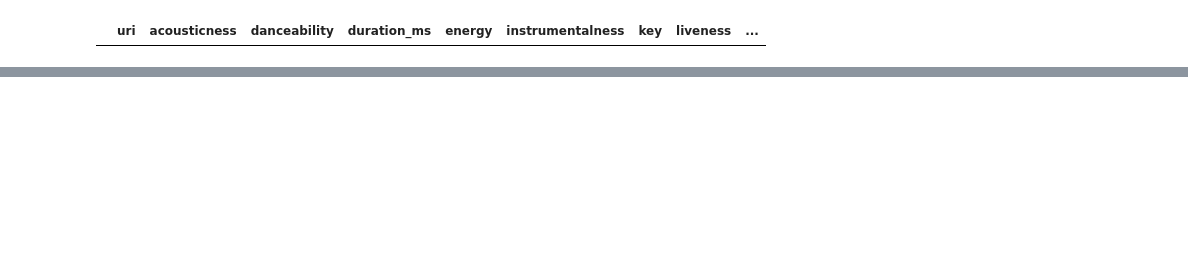
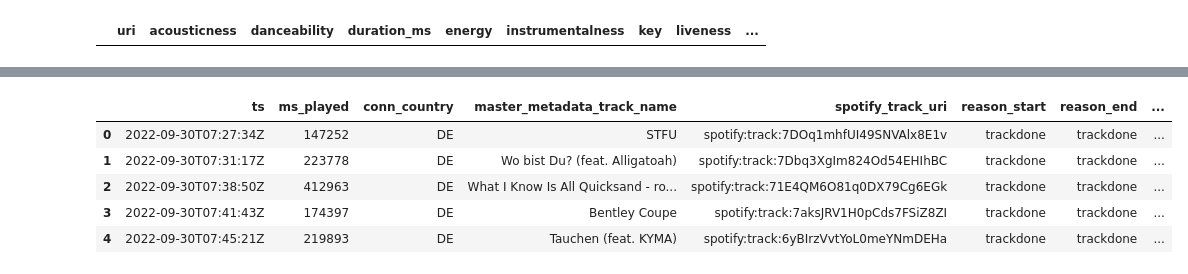
Before and after one commit to OleVoss/spotifystats, a Jupyter notebook: prep_data.ipynb, the cells around one changed output, grey strips where cells are left out. Cells and saved outputs as stored; diff of their text form; code cells hidden in the pictures; blank space fills up the shorter version.

```diff
--- a/prep_data.ipynb
+++ b/prep_data.ipynb
@@ -196,0 +347,10 @@ ValueError: columns overlap but no suffix specified: Index(['spotify_track_uri']
+# %%
+df_history = pd.read_csv("./processed/ole/history.csv").drop(["Unnamed: 0", "username", "platform", "ip_addr_decrypted", "user_agent_decrypted", "master_metadata_album_artist_name", "master_metadata_album_album_name", "episode_name", "episode_show_name", "spotify_episode_uri", "offline", "offline_timestamp", "incognito_mode"], axis=1)
+df_history.head()
+# %% [output]
+|  | ts | ms_played | conn_country | master_metadata_track_name | spotify_track_uri | reason_start | reason_end | ... |
+| 0 | 2022-09-30T07:27:34Z | 147252 | DE | STFU | spotify:track:7DOq1mhfUI49SNVAlx8E1v | trackdone | trackdone | ... |
+| 1 | 2022-09-30T07:31:17Z | 223778 | DE | Wo bist Du? (feat. Alligatoah) | spotify:track:7Dbq3XgIm824Od54EHIhBC | trackdone | trackdone | ... |
+| 2 | 2022-09-30T07:38:50Z | 412963 | DE | What I Know Is All Quicksand - ro... | spotify:track:71E4QM6O81q0DX79Cg6EGk | trackdone | trackdone | ... |
+| 3 | 2022-09-30T07:41:43Z | 174397 | DE | Bentley Coupe | spotify:track:7aksJRV1H0pCds7FSiZ8ZI | trackdone | trackdone | ... |
+| 4 | 2022-09-30T07:45:21Z | 219893 | DE | Tauchen (feat. KYMA) | spotify:track:6yBIrzVvtYoL0meYNmDEHa | trackdone | trackdone | ... |
```
Also changed, not shown: parts of 25 cells of this notebook, 22 other files.
